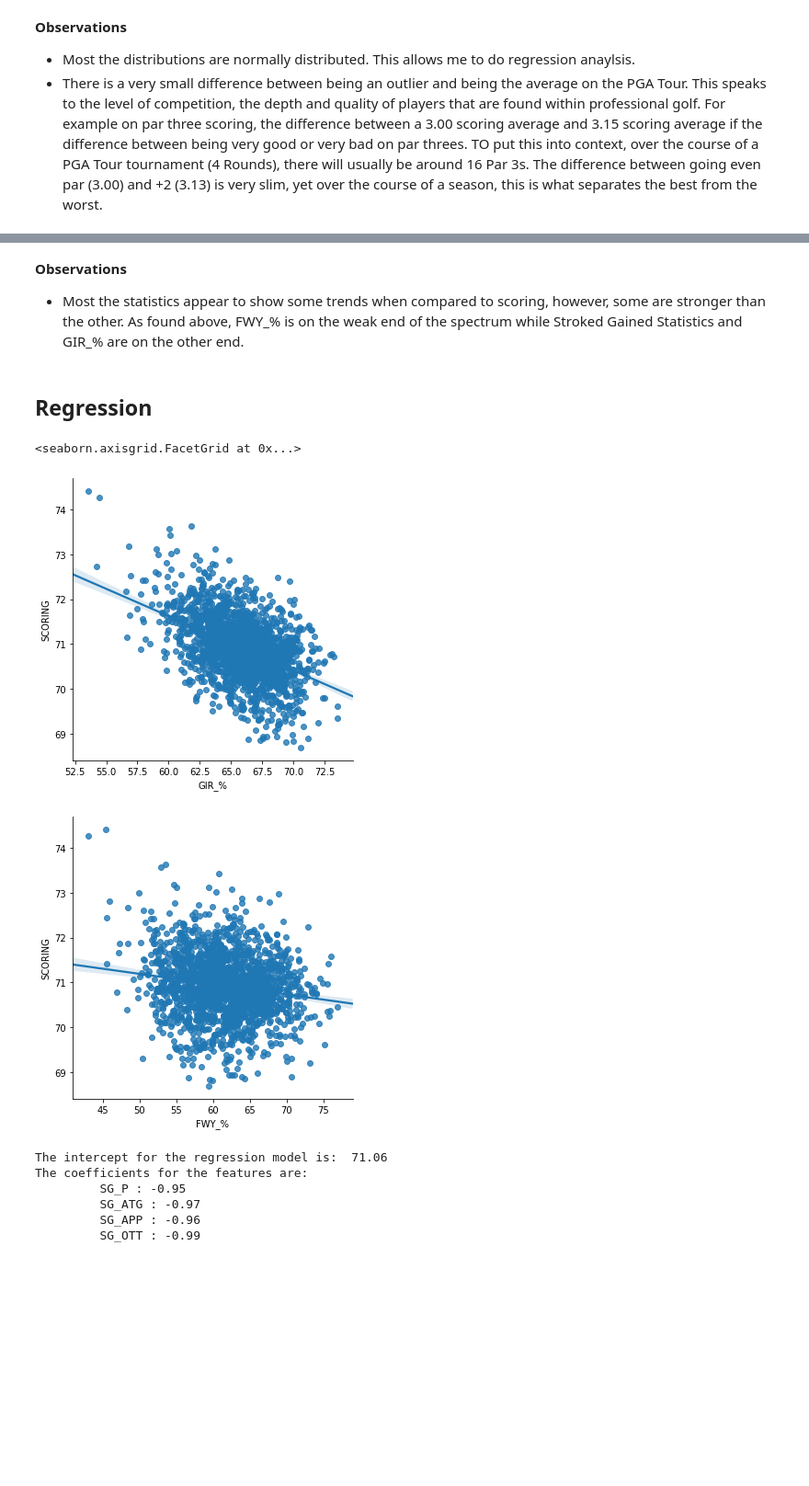
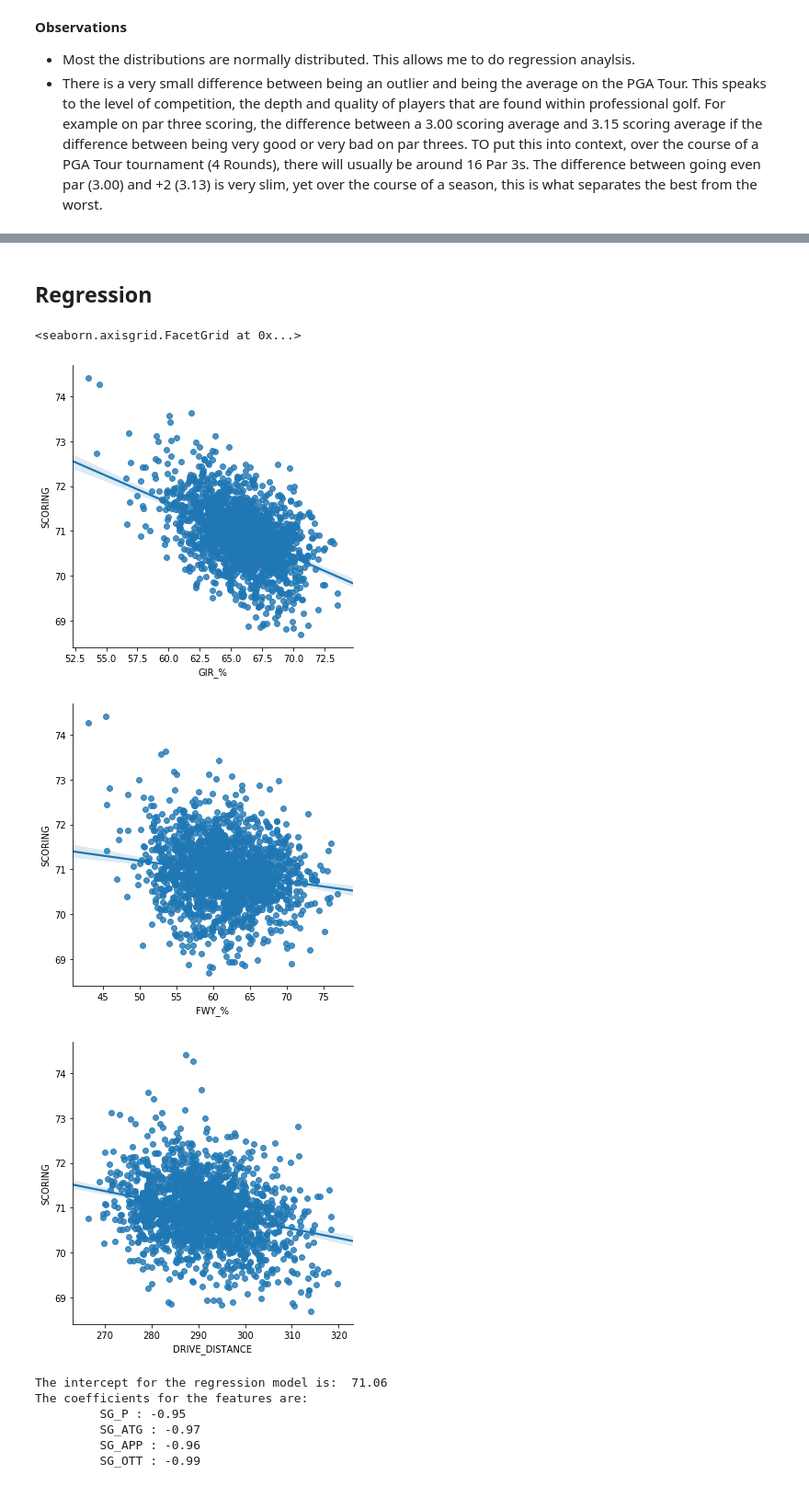
Before and after one commit to jonathannocek/pga-data-analysis, a Jupyter notebook: pga_data_analysis.ipynb, the cells around one changed output, grey strips where cells are left out. Shown at 92% size. Drawn from its saved outputs; the diff is of its cells as text; code cells hidden in the pictures; blank space fills up the shorter version.

```diff
--- a/pga_data_analysis.ipynb
+++ b/pga_data_analysis.ipynb
@@ -544,16 +552,14 @@ plt.subplots_adjust(left=None, bottom=None, right=None, top=None, wspace=None, h
-# %% [markdown]
-**Observations**
-
-*   Most the statistics appear to show some trends when compared to scoring, however, some are stronger than the other. As found above, FWY_% is on the weak end of the spectrum while Stroked Gained Statistics and GIR_% are on the other end.
 # %% [markdown]
 ## **Regression**
 # %%
 sns.lmplot(x='GIR_%', y='SCORING', data=df_pga)
 sns.lmplot(x='FWY_%', y='SCORING', data=df_pga)
+sns.lmplot(x='DRIVE_DISTANCE', y='SCORING', data=df_pga)
 # %% [output]
 <seaborn.axisgrid.FacetGrid at 0x...>
 [figure]
 [figure]
+[figure, added]
 # %%
 from sklearn.linear_model import LinearRegression
 
```
Also changed, not shown: parts of 29 cells of this notebook.
